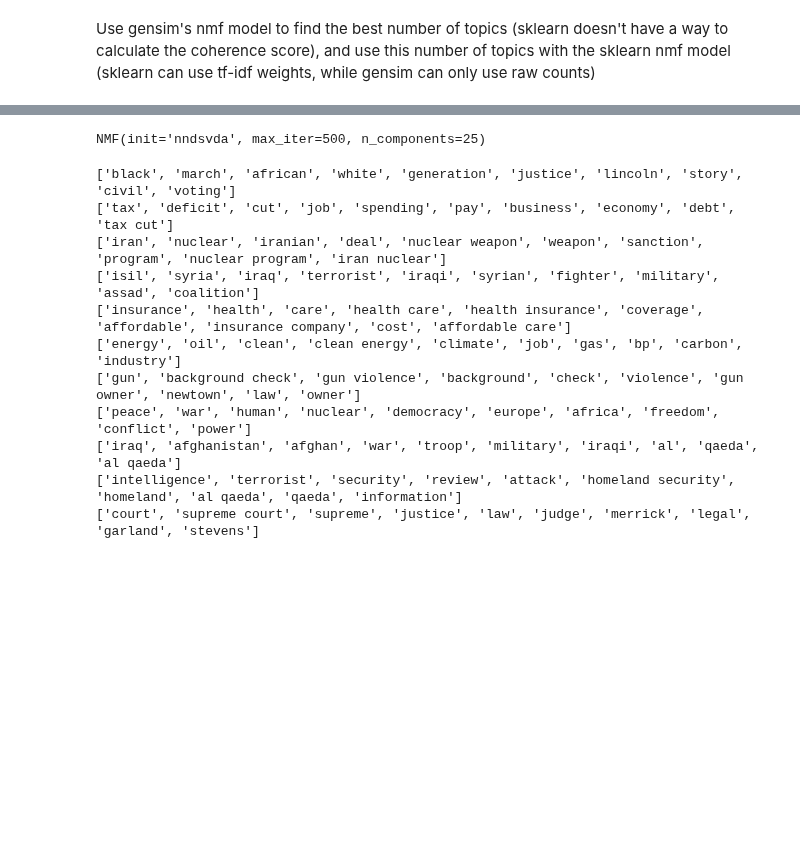
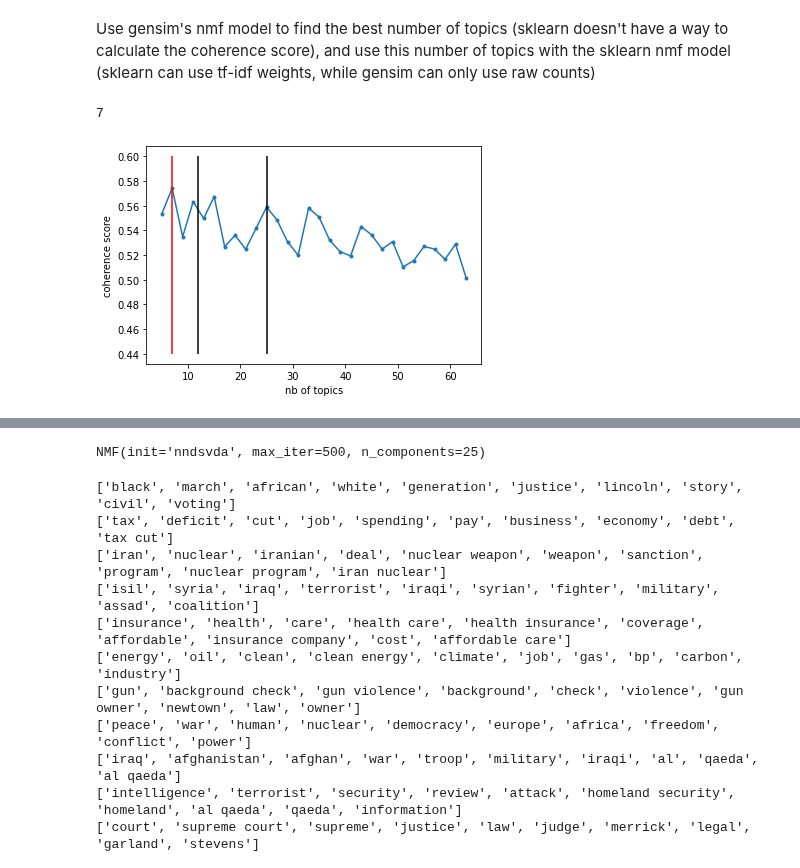
Before and after one commit to jfsalcedo10/mda-kuwait, a Jupyter notebook: notebooks/Topic_Classification_NMF.ipynb, the cells around one changed output, grey strips where cells are left out. Cells and saved outputs as stored; diff of their text form; code cells hidden in the pictures; blank space fills up the shorter version.

```diff
--- a/notebooks/Topic_Classification_NMF.ipynb
+++ b/notebooks/Topic_Classification_NMF.ipynb
@@ -121,7 +121,7 @@ dictionary.filter_extremes(
 corpus = [dictionary.doc2bow(text) for text in texts]
 
 # Create a list of the topic numbers we want to try
-topic_nums = list(np.arange(3, 30, 1))
+topic_nums = list(np.arange(5, 65, 2))
 
 # Run the nmf model and calculate the coherence score
 # for each number of topics
@@ -156,17 +156,21 @@ scores = list(zip(topic_nums, coherence_scores))
 best_num_topics = sorted(scores, key=itemgetter(1), reverse=True)[0][0]
 
 print(best_num_topics)
+# %% [output]
+7
 # %%
 fig, ax = plt.subplots()
-ax.plot(topic_nums, coherence_scores)
+ax.plot(topic_nums, coherence_scores, '.-')
 ax.set_xlabel('nb of topics')
 ax.set_ylabel('coherence score');
 ymin = 0.44
 ymax = 0.6
 plt.vlines(x=best_num_topics, ymin=ymin, ymax=ymax, color='r')
 plt.vlines(x=25, ymin=ymin, ymax=ymax, color='k')
 plt.vlines(x=12, ymin=ymin, ymax=ymax, color='k')
 plt.show()
+# %% [output]
+[figure, added]
 # %%
 vectorizer = TfidfVectorizer(stop_words='english', min_df=3, max_df=0.85, ngram_range=(1, 2), max_features=5000)
 matrix = vectorizer.fit_transform(df['fully_processed'])
```
Also changed, not shown: parts of 5 cells of this notebook.
